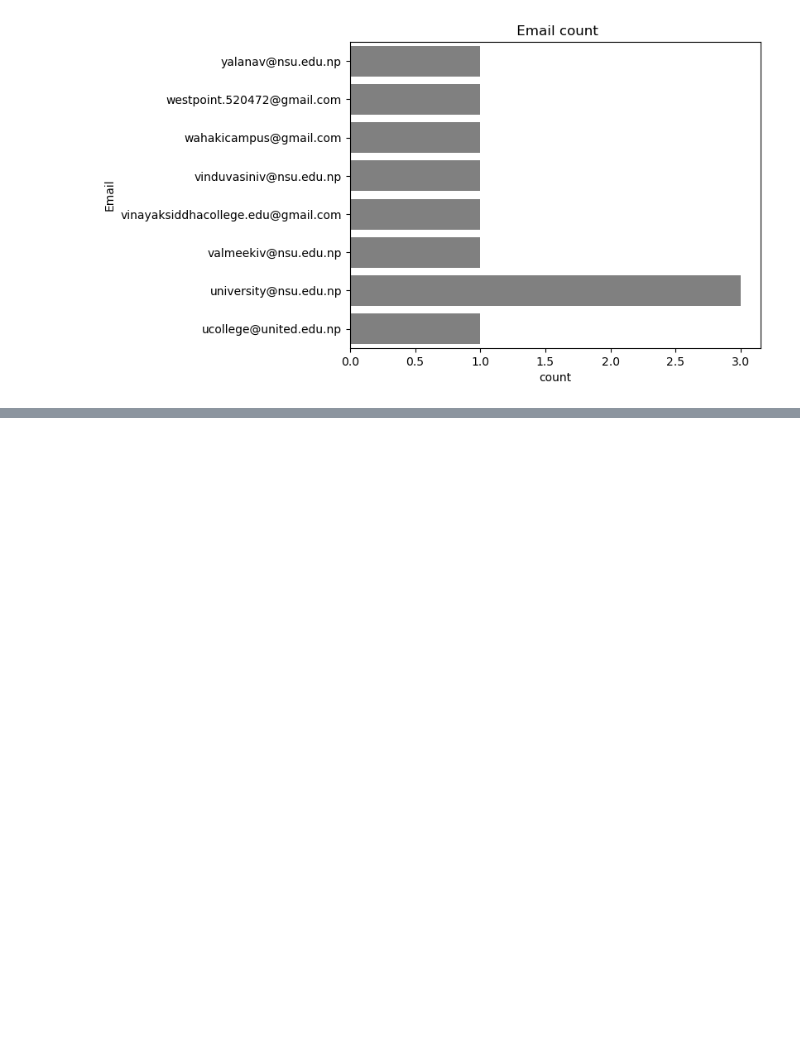
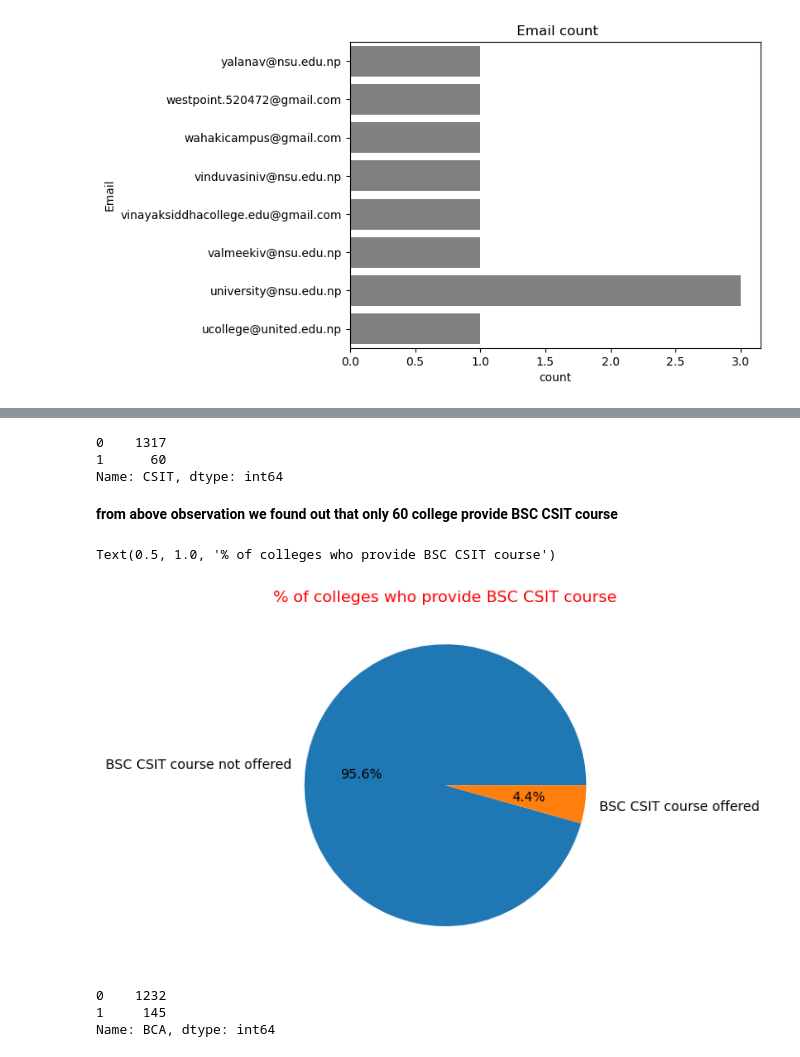
Before and after one commit to BibekRai44/College-Finder-Nepal, a Jupyter notebook: Data Analysis/visualization.ipynb, the cells around one changed output, grey strips where cells are left out. Cells and saved outputs as stored; diff of their text form; code cells hidden in the pictures; blank space fills up the shorter version.

Commit message:
differentiate college according to course offered

```diff
--- a/Data Analysis/visualization.ipynb
+++ b/Data Analysis/visualization.ipynb
@@ -79,3 +79,10 @@ for i in data.columns[1:]:
 [figure]
 [figure]
 [figure]
+# %%
+#college which provide BSC CSIT course
+
+data['CSIT']=data['Course Offered'].apply(lambda x:1 if '(bsc csit)' in x.lower() else 0)
+# %%
+#college which provide BSC CA course
+data['BCA']=data['Course Offered'].apply(lambda x:1 if '(bca)' in x.lower() else 0)
@@ -81,0 +105,21 @@ for i in data.columns[1:]:
+# %%
+data['CSIT'].value_counts()
+# %% [output]
+0    1317
+1      60
+Name: CSIT, dtype: int64
+# %% [markdown]
+**from above observation we found out that only 60 college provide BSC CSIT course**
+# %%
+mylabels=['BSC CSIT course not offered','BSC CSIT course offered']
+plt.pie(x=data['CSIT'].value_counts(),labels=mylabels,autopct="%1.1f%%")
+plt.title('% of colleges who provide BSC CSIT course',color='red')
+# %% [output]
+Text(0.5, 1.0, '% of colleges who provide BSC CSIT course')
+[figure, added]
+# %%
+data['BCA'].value_counts()
+# %% [output]
+0    1232
+1     145
+Name: BCA, dtype: int64
```
Also changed, not shown: parts of 4 cells of this notebook.
